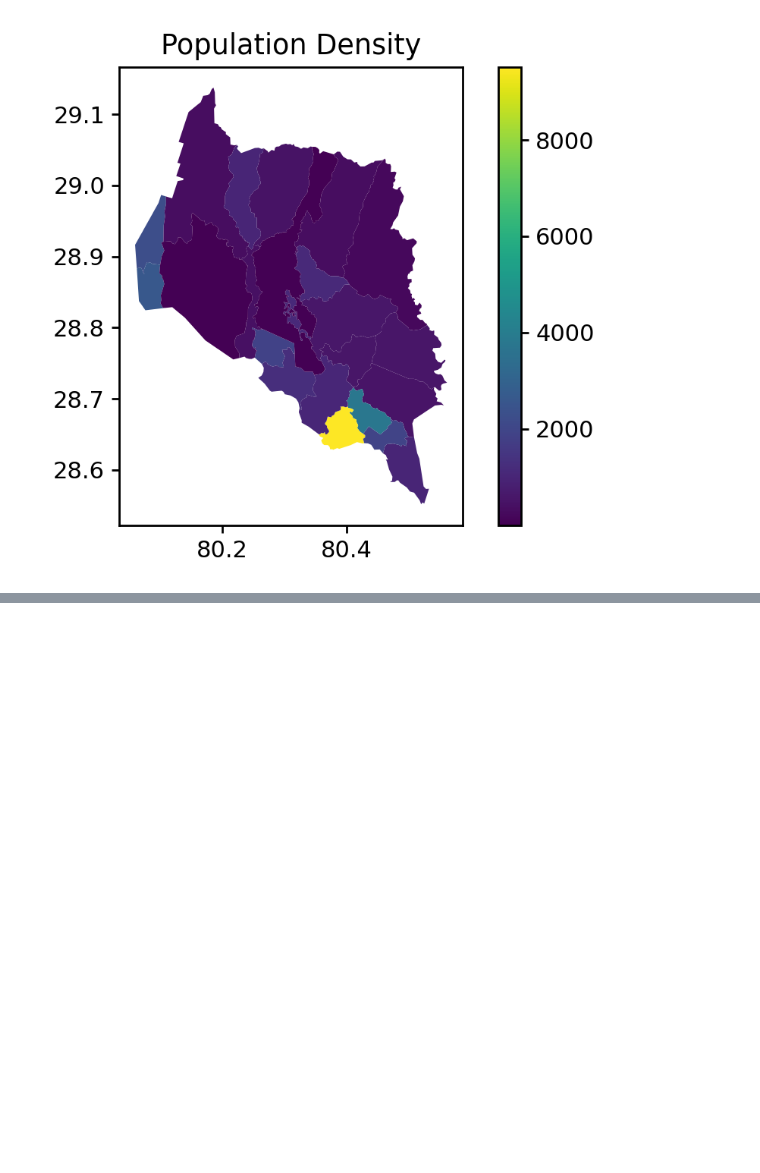
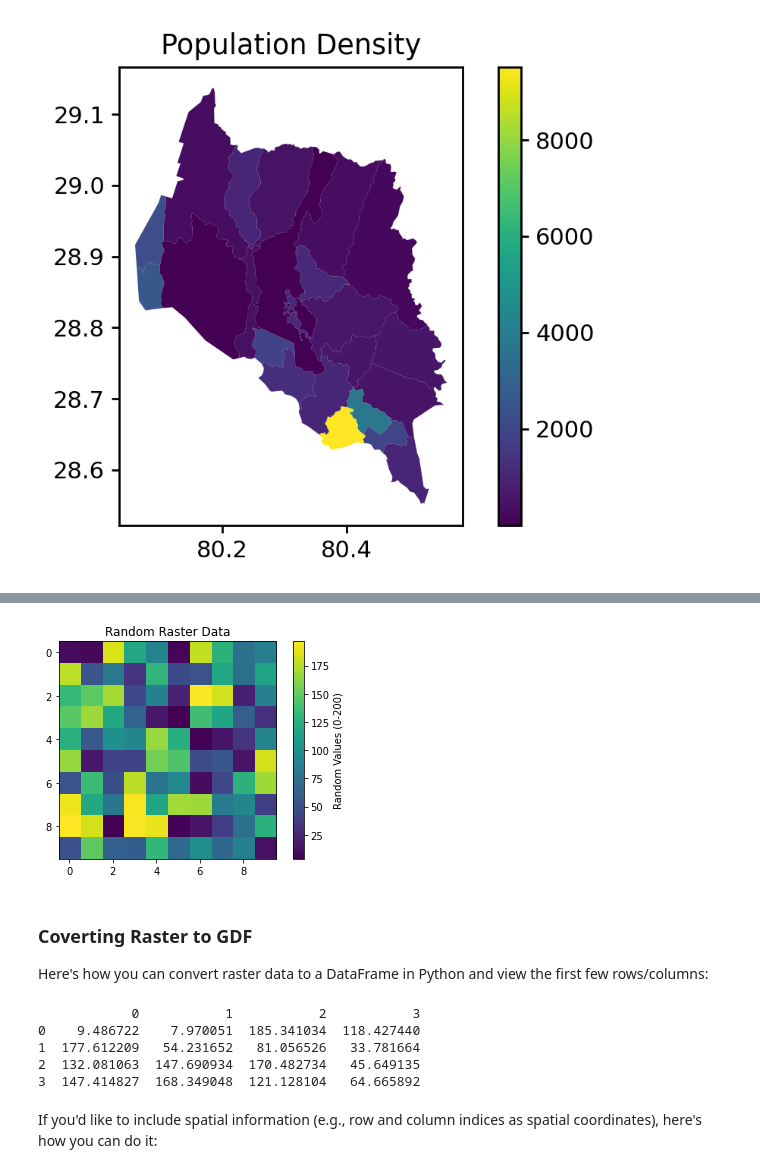
Before and after one commit to Ohm-Np/Python_tutorial, a Jupyter notebook: _sources/dataframes.ipynb, the cells around one changed output, grey strips where cells are left out. Saved outputs shown, nothing was run; the diff lists cells and outputs as text; code cells hidden in the pictures; blank space fills up the shorter version.

```diff
--- a/_sources/dataframes.ipynb
+++ b/_sources/dataframes.ipynb
@@ -456,0 +467,51 @@ plt.show()
+# %%
+import numpy as np
+import rasterio
+from rasterio.plot import show
+import matplotlib.pyplot as plt
+
+# Create a raster-like array with random values
+rows, cols = 10, 10
+raster_data = np.random.uniform(0, 200, (rows, cols))
+
+# Define metadata for the raster
+transform = rasterio.transform.from_origin(west=0, north=10, xsize=1, ysize=1)  # Example transform
+meta = {
+    'driver': 'GTiff',
+    'dtype': 'float32',
+    'nodata': None,
+    'width': cols,
+    'height': rows,
+    'count': 1,
+    'crs': '+proj=latlong',
+    'transform': transform
+}
+
+# Plot the raster
+plt.imshow(raster_data, cmap='viridis')
+plt.colorbar(label="Random Values (0-200)")
+plt.title("Random Raster Data")
+plt.show()
+# %% [output]
+[figure, added]
+# %% [markdown]
+### Coverting Raster to GDF
+
+Here's how you can convert raster data to a DataFrame in Python and view the first few rows/columns:
+# %%
+import pandas as pd
+import numpy as np
+
+# Convert the raster array to a DataFrame
+df = pd.DataFrame(raster_data)
+
+# Display the first few rows
+print(df.iloc[[0, 1, 2, 3], [0, 1, 2, 3]])
+# %% [output]
+            0           1           2           3
+0    9.486722    7.970051  185.341034  118.427440
+1  177.612209   54.231652   81.056526   33.781664
+2  132.081063  147.690934  170.482734   45.649135
+3  147.414827  168.349048  121.128104   64.665892
+# %% [markdown]
+If you'd like to include spatial information (e.g., row and column indices as spatial coordinates), here's how you can do it:
```
Also changed, not shown: parts of 22 cells of this notebook, 16 other files.
